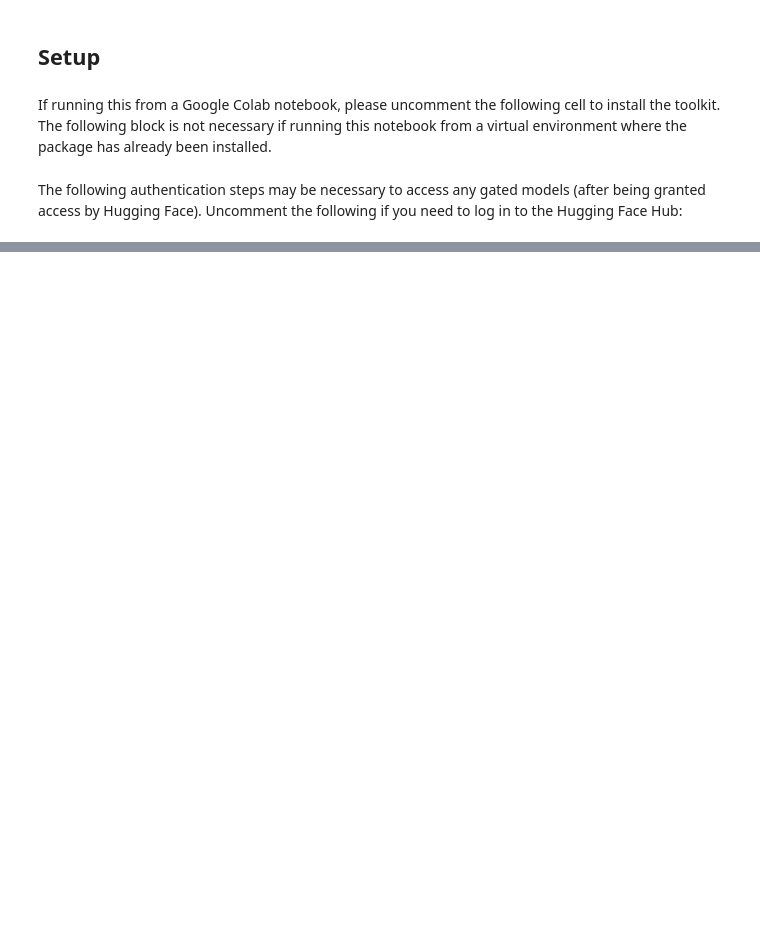
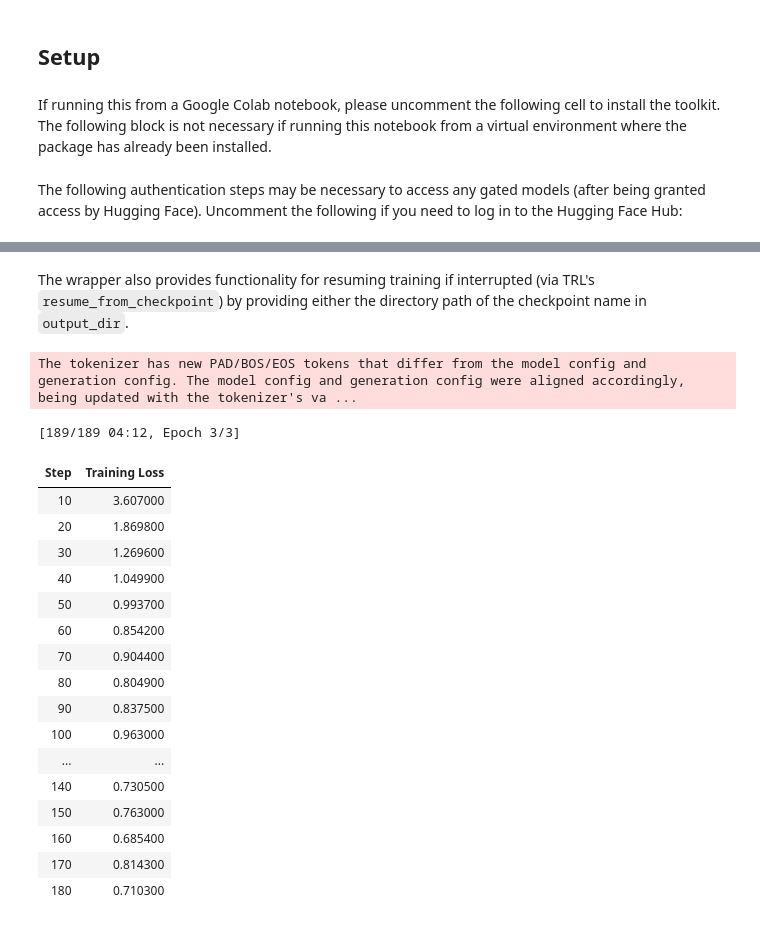
Before and after one commit to IBM/AISteer360, a Jupyter notebook: notebooks/controls/trl_wrapper.ipynb, the cells around one changed output, grey strips where cells are left out. Drawn from its saved outputs; the diff is of its cells as text; code cells hidden in the pictures; blank space fills up the shorter version.

```diff
--- a/notebooks/controls/trl_wrapper.ipynb
+++ b/notebooks/controls/trl_wrapper.ipynb
@@ -435,0 +455,38 @@ print(steered_response)
+# %% [markdown]
+The wrapper also provides functionality for resuming training if interrupted (via TRL's `resume_from_checkpoint`) by providing either the directory path of the checkpoint name in `output_dir`.
+# %%
+resume_sft = SFT(
+    base_model_name_or_path=MODEL_NAME,
+    tokenizer_name_or_path=MODEL_NAME,
+    train_dataset=sft_train,
+    output_dir="./tmp/sft_lora",
+    resume_from_checkpoint="./tmp/sft_lora/checkpoint-1000",
+    use_peft=True,
+    adapter_name="sft",
+    report_to="none",
+)
+resume_pipeline = SteeringPipeline(
+    lazy_init=True,
+    controls=[resume_sft]
+)
+resume_pipeline.steer()
+# %% [output]
+The tokenizer has new PAD/BOS/EOS tokens that differ from the model config and generation config. The model config and generation config were aligned accordingly, being updated with the tokenizer's va ...
+[189/189 04:12, Epoch 3/3]
+| Step | Training Loss |
+| 10 | 3.607000 |
+| 20 | 1.869800 |
+| 30 | 1.269600 |
+| 40 | 1.049900 |
+| 50 | 0.993700 |
+| 60 | 0.854200 |
+| 70 | 0.904400 |
+| 80 | 0.804900 |
+| 90 | 0.837500 |
+| 100 | 0.963000 |
+| ... | ... |
+| 140 | 0.730500 |
+| 150 | 0.763000 |
+| 160 | 0.685400 |
+| 170 | 0.814300 |
+| 180 | 0.710300 |
```
Also changed, not shown: parts of 85 cells of this notebook, 2 other files.
